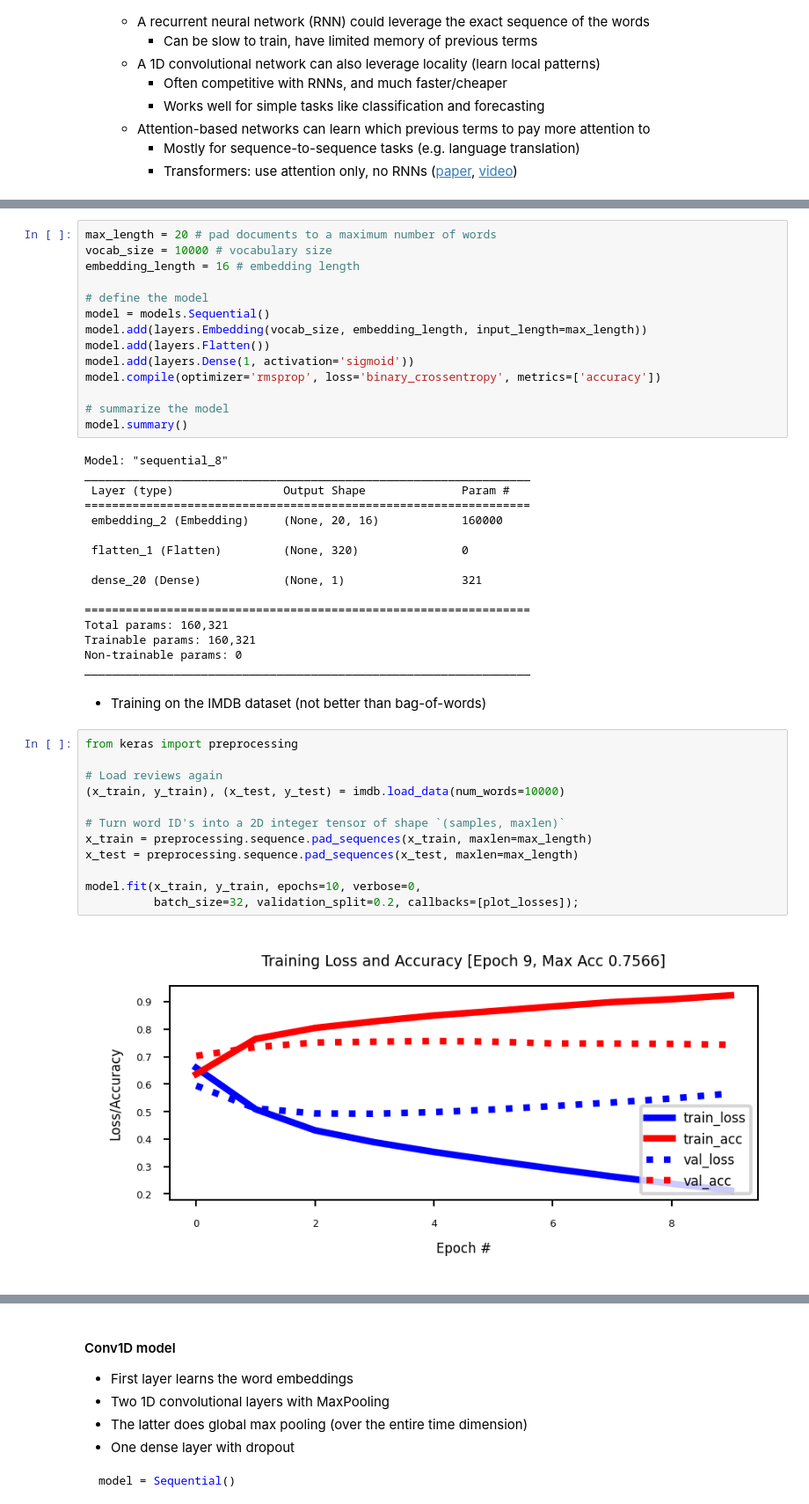
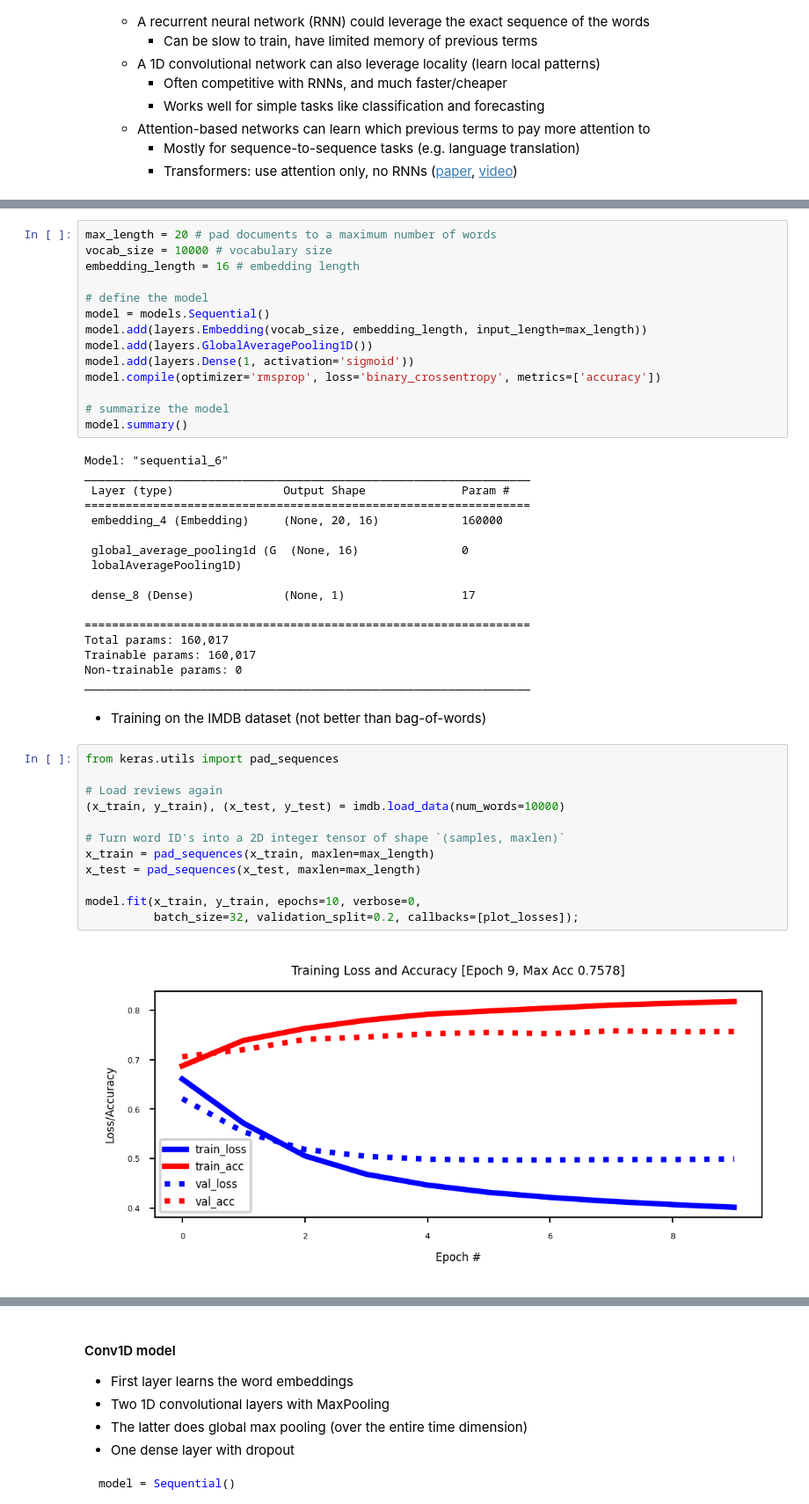
Before and after one commit to nevermind78/master, a Jupyter notebook: _sources/notebooks/10 - Neural Networks for text.ipynb, the cells around one changed output, grey strips where cells are left out. Shown at 88% size. Saved outputs shown, nothing was run; the diff lists cells and outputs as text.

```diff
--- a/_sources/notebooks/10 - Neural Networks for text.ipynb
+++ b/_sources/notebooks/10 - Neural Networks for text.ipynb
@@ -437,44 +436,45 @@ embedding_length = 16 # embedding length
 # define the model
 model = models.Sequential()
 model.add(layers.Embedding(vocab_size, embedding_length, input_length=max_length))
-model.add(layers.Flatten())
+model.add(layers.GlobalAveragePooling1D())
 model.add(layers.Dense(1, activation='sigmoid'))
 model.compile(optimizer='rmsprop', loss='binary_crossentropy', metrics=['accuracy'])
 
 # summarize the model
 model.summary()
 # %% [output]
-Model: "sequential_8"
+Model: "sequential_6"
 _________________________________________________________________
  Layer (type)                Output Shape              Param #
 =================================================================
- embedding_2 (Embedding)     (None, 20, 16)            160000
+ embedding_4 (Embedding)     (None, 20, 16)            160000
 
- flatten_1 (Flatten)         (None, 320)               0
+ global_average_pooling1d (G  (None, 16)               0
+ lobalAveragePooling1D)
 
- dense_20 (Dense)            (None, 1)                 321
+ dense_8 (Dense)             (None, 1)                 17
 
 =================================================================
-Total params: 160,321
-Trainable params: 160,321
+Total params: 160,017
+Trainable params: 160,017
 Non-trainable params: 0
 _________________________________________________________________
 # %% [markdown]
 * Training on the IMDB dataset (not better than bag-of-words)
 # %%
-from keras import preprocessing
+from keras.utils import pad_sequences
 
 # Load reviews again
 (x_train, y_train), (x_test, y_test) = imdb.load_data(num_words=10000)
 
 # Turn word ID's into a 2D integer tensor of shape `(samples, maxlen)`
-x_train = preprocessing.sequence.pad_sequences(x_train, maxlen=max_length)
-x_test = preprocessing.sequence.pad_sequences(x_test, maxlen=max_length)
+x_train = pad_sequences(x_train, maxlen=max_length)
+x_test = pad_sequences(x_test, maxlen=max_length)
 
 model.fit(x_train, y_train, epochs=10, verbose=0,
           batch_size=32, validation_split=0.2, callbacks=[plot_losses]);
 # %% [output]
-[figure, old version]
+[figure, new version]
 # %% [markdown]
 ### 1D convolutional networks
 * Similar to 2D convnets, 1D convnets extract local 1D patches from image tensors
```
Also changed, not shown: parts of 11 cells of this notebook, 59 other files.
